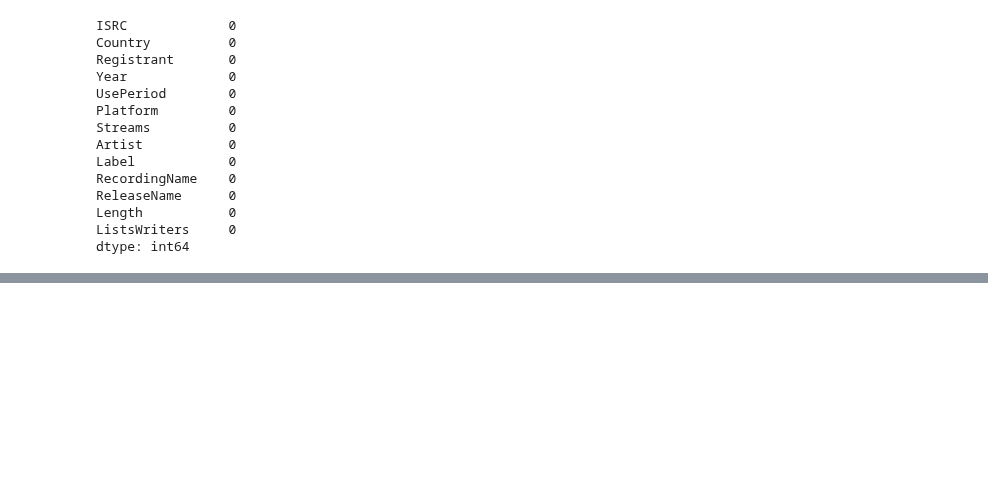
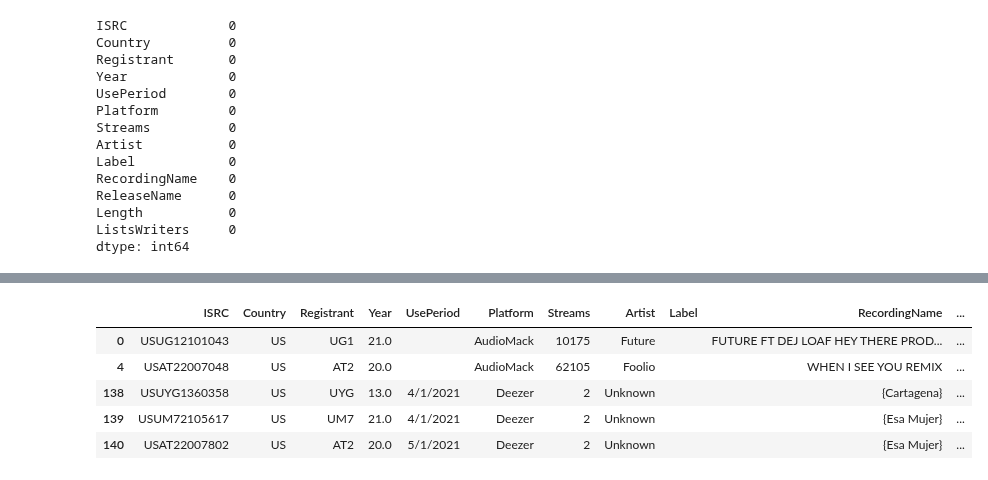
Before and after one commit to NSS-Data-Analytics-Cohort-6/mlc-project-count-dracula, a Jupyter notebook: notebooks/MLC.ipynb, the cells around one changed output, grey strips where cells are left out. Saved outputs shown, nothing was run; the diff lists cells and outputs as text; code cells hidden in the pictures; blank space fills up the shorter version.

```diff
--- a/notebooks/MLC.ipynb
+++ b/notebooks/MLC.ipynb
@@ -101,0 +124,10 @@ dtype: int64
+# %%
+test=music_df.loc[(music_df['Label']==' ')] #testing the difference between '' and ' ' -> I need to use ' ' to find blanks
+test.head()
+# %% [output]
+|  | ISRC | Country | Registrant | Year | UsePeriod | Platform | Streams | Artist | Label | RecordingName | ... |
+| 0 | USUG12101043 | US | UG1 | 21.0 |  | AudioMack | 10175 | Future |  | FUTURE FT DEJ LOAF HEY THERE PROD... | ... |
+| 4 | USAT22007048 | US | AT2 | 20.0 |  | AudioMack | 62105 | Foolio |  | WHEN I SEE YOU REMIX | ... |
+| 138 | USUYG1360358 | US | UYG | 13.0 | 4/1/2021 | Deezer | 2 | Unknown |  | {Cartagena} | ... |
+| 139 | USUM72105617 | US | UM7 | 21.0 | 4/1/2021 | Deezer | 2 | Unknown |  | {Esa Mujer} | ... |
+| 140 | USAT22007802 | US | AT2 | 20.0 | 5/1/2021 | Deezer | 2 | Unknown |  | {Esa Mujer} | ... |
```
Also changed, not shown: parts of 8 cells of this notebook.
